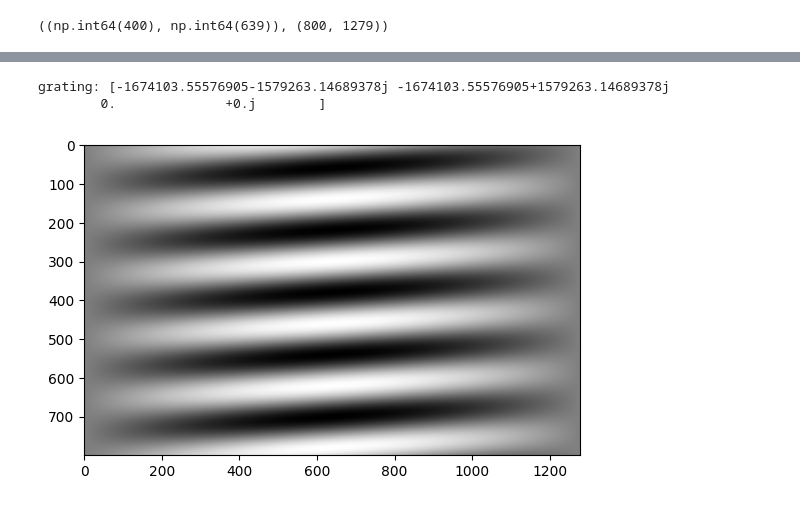
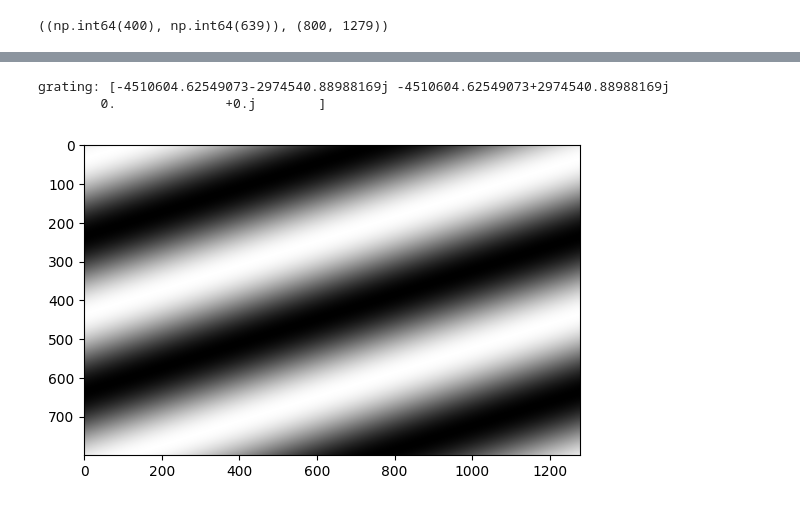
Before and after one commit to seafoodfry/ml-workspace, a Jupyter notebook: gpu-sandbox/vision/006-fourier.ipynb, the cells around one changed output, grey strips where cells are left out. Cells and saved outputs as stored; diff of their text form; code cells hidden in the pictures.

```diff
--- a/gpu-sandbox/vision/006-fourier.ipynb
+++ b/gpu-sandbox/vision/006-fourier.ipynb
@@ -822,13 +967,12 @@ out = cv.VideoWriter(
     (fft_result.shape[1], fft_result.shape[0]),
 )
 
+fft_result = gray_fft
 rec_image = np.zeros(fft_result.shape)
 individual_grating = np.zeros(fft_result.shape, dtype=complex)
 idx = 0
-for y, x in tqdm(sorted_coords[:1_000]):
+for y, x in tqdm(np.column_stack(sorted_indices)[:2_000]):
     idx += 1
-    #if idx % 5 != 0:
-    #    continue
 
     # Add frequency and its conjugate.
     individual_grating.fill(0)
@@ -836,7 +980,12 @@ for y, x in tqdm(sorted_coords[:1_000]):
 
     # Get conjugate coordinates.
     conj_y, conj_x = get_conjugate_coord(y, x, height, width)
-    individual_grating[conj_y, conj_x] = np.conj(fft_result[y, x])
+    individual_grating[conj_y, conj_x] = fft_result[conj_y, conj_x]
+
+    _val      = np.abs( individual_grating[y,      x]           )
+    _val_conj = np.abs( individual_grating[conj_y, conj_x] )
+    if not np.isclose(_val, _val_conj, atol=0.1):
+        raise ValueError(f'value: {_val:0.2f}. Conjugate: {_val_conj:0.2f}. Indices: {y}, {x}. Conjugate indices {conj_y}, {conj_x}')
 
     # IFFT and accumulate.
     grating = comp_2dift(individual_grating)
@@ -859,30 +1008,36 @@ Video(url=rec_path, width=500, height=300)
 # %%
 def plot_freqs(idx, fft_result, height, width):
     rec_image = np.zeros(fft_result.shape)
     individual_grating = np.zeros(fft_result.shape, dtype=complex)
-    y, x = sorted_coords[idx]
+    y, x = np.column_stack(sorted_indices)[idx]
 
     individual_grating.fill(0)
     individual_grating[y, x] = fft_result[y, x]
 
     # Get conjugate coordinates.
     conj_y, conj_x = get_conjugate_coord(y, x, height, width)
-    individual_grating[conj_y, conj_x] = np.conj(fft_result[y, x])
+    individual_grating[conj_y, conj_x] = fft_result[conj_y, conj_x]
     print(f'grating: {np.unique(individual_grating)}')
+
+    _val      = np.abs( individual_grating[y,      x]           )
+    _val_conj = np.abs( individual_grating[conj_y, conj_x] )
+    if not np.isclose(_val, _val_conj, atol=0.1):
+        raise ValueError(f'value: {_val:0.2f}. Conjugate: {_val_conj:0.2f}. Indices: {y}, {x}. Conjugate indices {conj_y}, {conj_x}')
+
 
     # IFFT and accumulate.
     grating = comp_2dift(individual_grating)
     #ec_image += grating
 
     # Normalize to [0, 255] for video.
     vis_image = cv.normalize(grating, None, 0, 255, cv.NORM_MINMAX, dtype=cv.CV_8U)
     #vis_image = cv.cvtColor(vis_image, cv.COLOR_GRAY2BGR)
 
     plt.imshow(vis_image, cmap='gray')
     plt.show()
 
-plot_freqs(10, fft_result, height, width)
+plot_freqs(11, fft_result, fft_result.shape[0], fft_result.shape[1])
 # %% [output]
-grating: [-1674103.55576905-1579263.14689378j -1674103.55576905+1579263.14689378j
+grating: [-4510604.62549073-2974540.88988169j -4510604.62549073+2974540.88988169j
         0.              +0.j        ]
-[figure, old version]
+[figure, new version]
```
Also changed, not shown: parts of 54 cells of this notebook.
